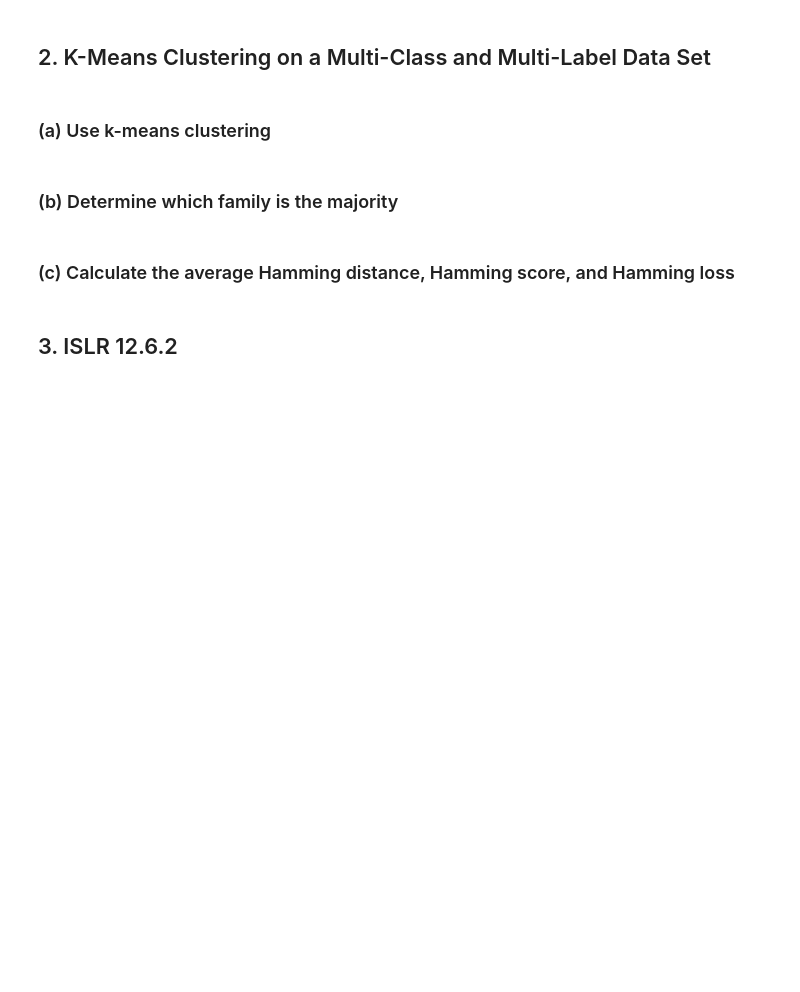
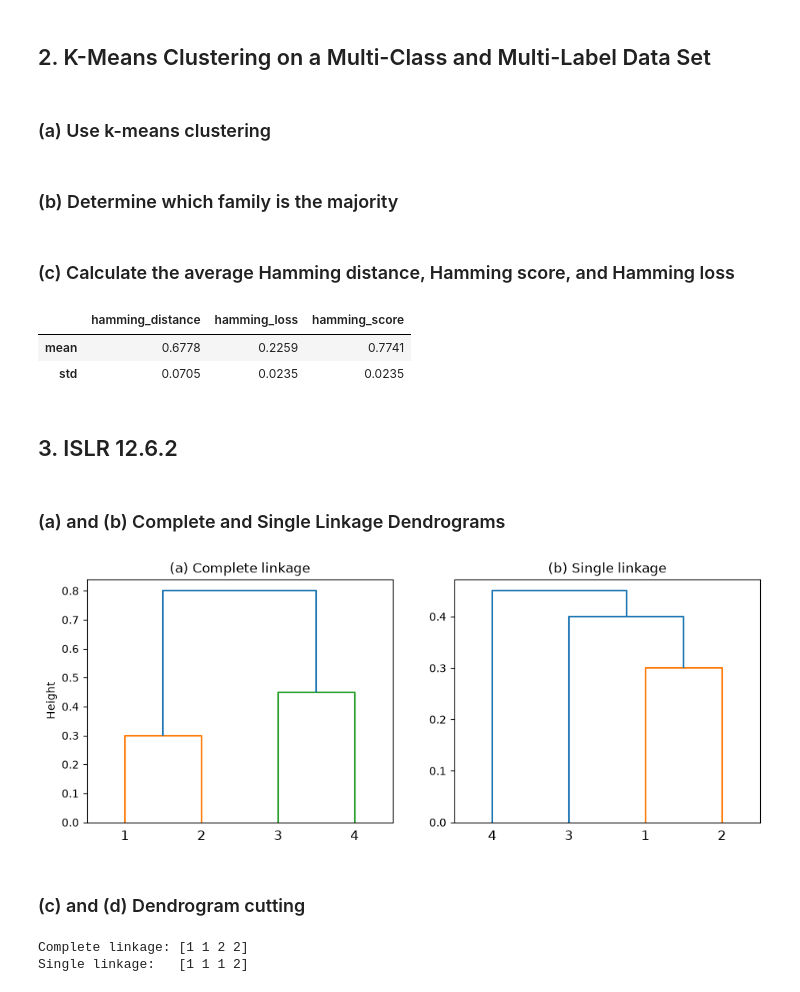
Before and after one commit to ShammuMeyyappan/DSCI552HW7, a Jupyter notebook: notebook/Meyyappan_Shammu_HW7.ipynb, the cells around one changed output. Drawn from its saved outputs; the diff is of its cells as text; code cells hidden in the pictures; blank space fills up the shorter version.

```diff
--- a/notebook/Meyyappan_Shammu_HW7.ipynb
+++ b/notebook/Meyyappan_Shammu_HW7.ipynb
@@ -33,2 +227,40 @@ Import packages
+# %%
+mc[["hamming_distance", "hamming_loss", "hamming_score"]].agg(["mean", "std"]).round(4)
+# %% [output]
+|  | hamming_distance | hamming_loss | hamming_score |
+| mean | 0.6778 | 0.2259 | 0.7741 |
+| std | 0.0705 | 0.0235 | 0.0235 |
 # %% [markdown]
 ## 3. ISLR 12.6.2
+# %% [markdown]
+### (a) and (b) Complete and Single Linkage Dendrograms
+# %%
+D = np.array([[0.0, 0.3, 0.4, 0.7],
+              [0.3, 0.0, 0.5, 0.8],
+              [0.4, 0.5, 0.0, 0.45],
+              [0.7, 0.8, 0.45, 0.0]])
+condensed = squareform(D)
+obs_labels = ["1", "2", "3", "4"]
+
+Z_complete = linkage(condensed, method="complete")
+Z_single = linkage(condensed, method="single")
+
+fig, axes = plt.subplots(1, 2, figsize=(11, 4))
+dendrogram(Z_complete, labels=obs_labels, ax=axes[0])
+axes[0].set_title("(a) Complete linkage"); axes[0].set_ylabel("Height")
+dendrogram(Z_single, labels=obs_labels, ax=axes[1])
+axes[1].set_title("(b) Single linkage")
+plt.show()
+# %% [output]
+[figure, added]
+# %% [markdown]
+### (c) and (d) Dendrogram cutting
+# %%
+clusters_c = fcluster(Z_complete, t=2, criterion="maxclust")
+print("Complete linkage:", clusters_c)
+
+clusters_d = fcluster(Z_single, t=2, criterion="maxclust")
+print("Single linkage:  ", clusters_d)
+# %% [output]
+Complete linkage: [1 1 2 2]
+Single linkage:   [1 1 1 2]
```
Also changed, not shown: parts of 22 cells of this notebook, 1 other file.
